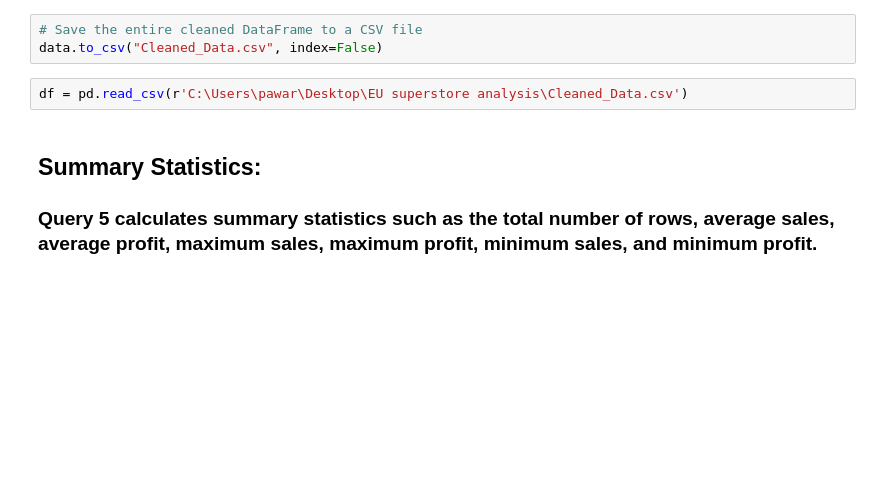
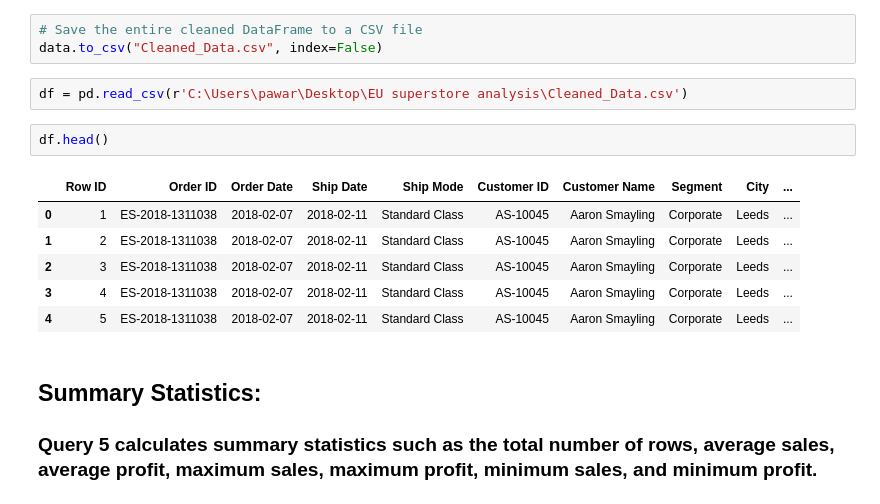
Before and after one commit to analyst-ankita/EU-Superstore-Analysis, a Jupyter notebook: superstore-analysis.ipynb, the cells around one changed output. Cells and saved outputs as stored; diff of their text form; blank space fills up the shorter version.

```diff
--- a/superstore-analysis.ipynb
+++ b/superstore-analysis.ipynb
@@ -142,6 +142,15 @@ Query 3 - Data Quality Check - Negative Values
 data.to_csv("Cleaned_Data.csv", index=False)
 # %%
 df = pd.read_csv(r'C:\Users\pawar\Desktop\EU superstore analysis\Cleaned_Data.csv')
+# %%
+df.head()
+# %% [output]
+|  | Row ID | Order ID | Order Date | Ship Date | Ship Mode | Customer ID | Customer Name | Segment | City | ... |
+| 0 | 1 | ES-2018-1311038 | 2018-02-07 | 2018-02-11 | Standard Class | AS-10045 | Aaron Smayling | Corporate | Leeds | ... |
+| 1 | 2 | ES-2018-1311038 | 2018-02-07 | 2018-02-11 | Standard Class | AS-10045 | Aaron Smayling | Corporate | Leeds | ... |
+| 2 | 3 | ES-2018-1311038 | 2018-02-07 | 2018-02-11 | Standard Class | AS-10045 | Aaron Smayling | Corporate | Leeds | ... |
+| 3 | 4 | ES-2018-1311038 | 2018-02-07 | 2018-02-11 | Standard Class | AS-10045 | Aaron Smayling | Corporate | Leeds | ... |
+| 4 | 5 | ES-2018-1311038 | 2018-02-07 | 2018-02-11 | Standard Class | AS-10045 | Aaron Smayling | Corporate | Leeds | ... |
 # %% [markdown]
 ## Summary Statistics:
    ### Query 5 calculates summary statistics such as the total number of rows, average sales, average profit, maximum sales, maximum profit, minimum sales, and minimum profit.
```
Also changed, not shown: parts of 17 cells of this notebook.
